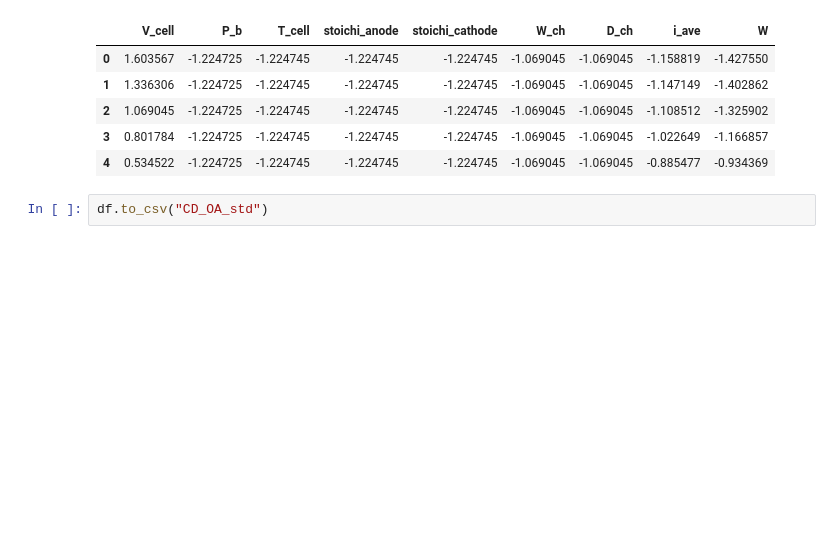
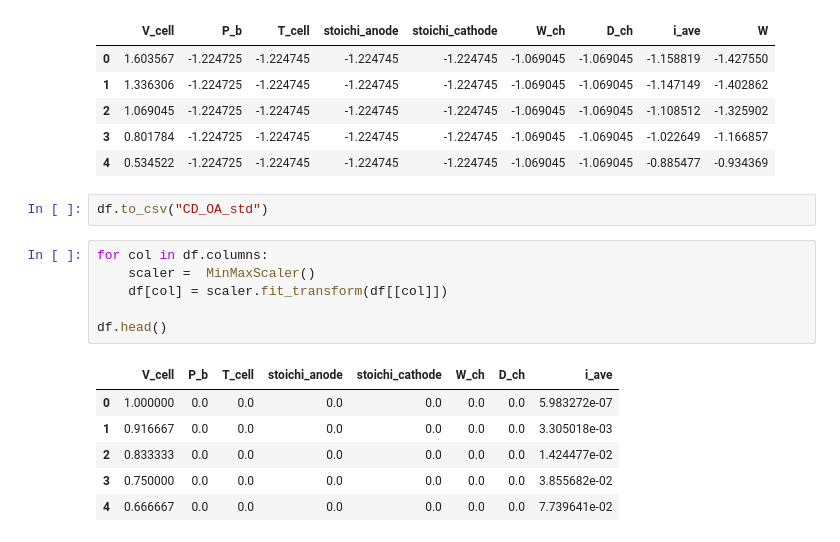
Before and after one commit to OkaHaruya/Oka-fcsl, a Jupyter notebook: ANOVA_24-3-21/OA.ipynb, the cells around one changed output. Drawn from its saved outputs; the diff is of its cells as text; blank space fills up the shorter version.

```diff
--- a/ANOVA_24-3-21/OA.ipynb
+++ b/ANOVA_24-3-21/OA.ipynb
@@ -250,3 +251,16 @@ df.head()
 | 4 | 0.534522 | -1.224725 | -1.224745 | -1.224745 | -1.224745 | -1.069045 | -1.069045 | -0.885477 | -0.934369 |
 # %%
 df.to_csv("CD_OA_std")
+# %%
+for col in df.columns:
+    scaler =  MinMaxScaler()
+    df[col] = scaler.fit_transform(df[[col]])
+
+df.head()
+# %% [output]
+|  | V_cell | P_b | T_cell | stoichi_anode | stoichi_cathode | W_ch | D_ch | i_ave |
+| 0 | 1.000000 | 0.0 | 0.0 | 0.0 | 0.0 | 0.0 | 0.0 | 5.983272e-07 |
+| 1 | 0.916667 | 0.0 | 0.0 | 0.0 | 0.0 | 0.0 | 0.0 | 3.305018e-03 |
+| 2 | 0.833333 | 0.0 | 0.0 | 0.0 | 0.0 | 0.0 | 0.0 | 1.424477e-02 |
+| 3 | 0.750000 | 0.0 | 0.0 | 0.0 | 0.0 | 0.0 | 0.0 | 3.855682e-02 |
+| 4 | 0.666667 | 0.0 | 0.0 | 0.0 | 0.0 | 0.0 | 0.0 | 7.739641e-02 |
```
Also changed, not shown: parts of 1 cell of this notebook, 8 other files.
